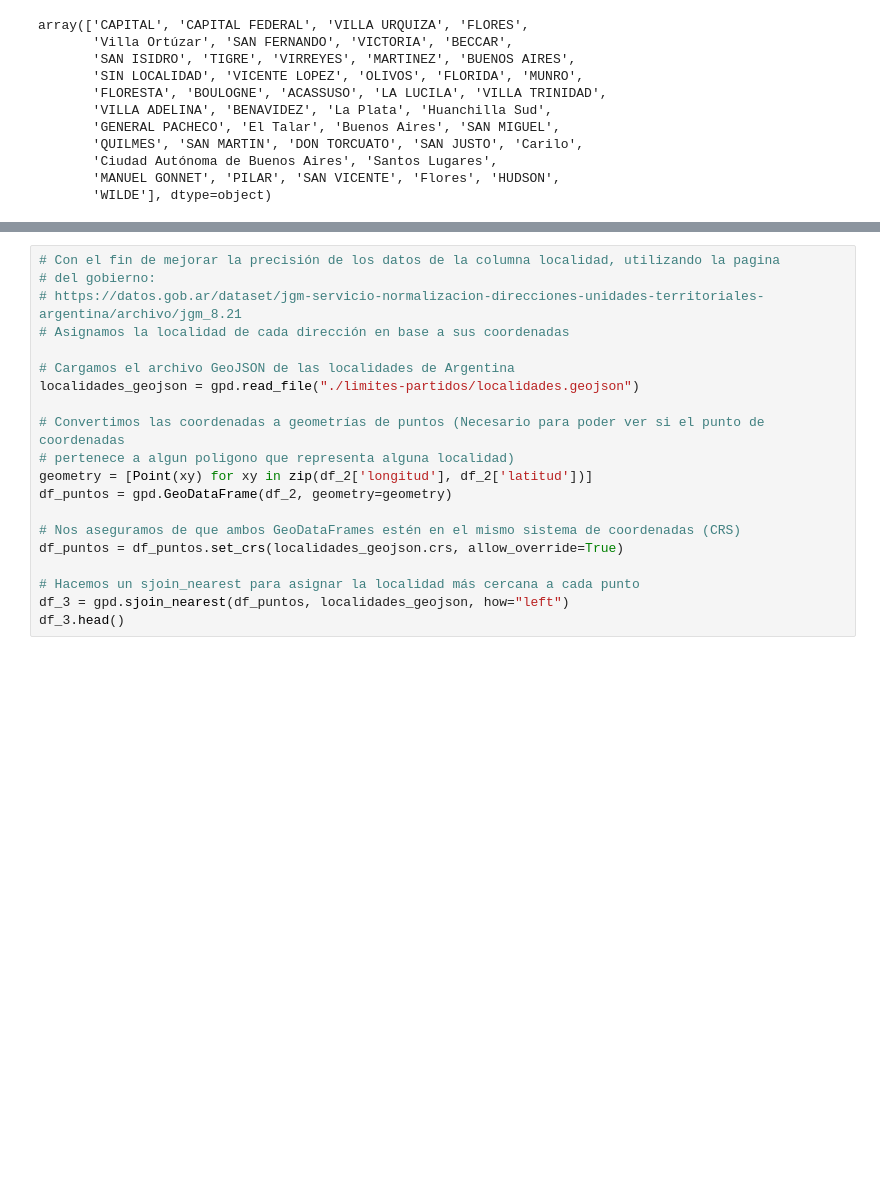
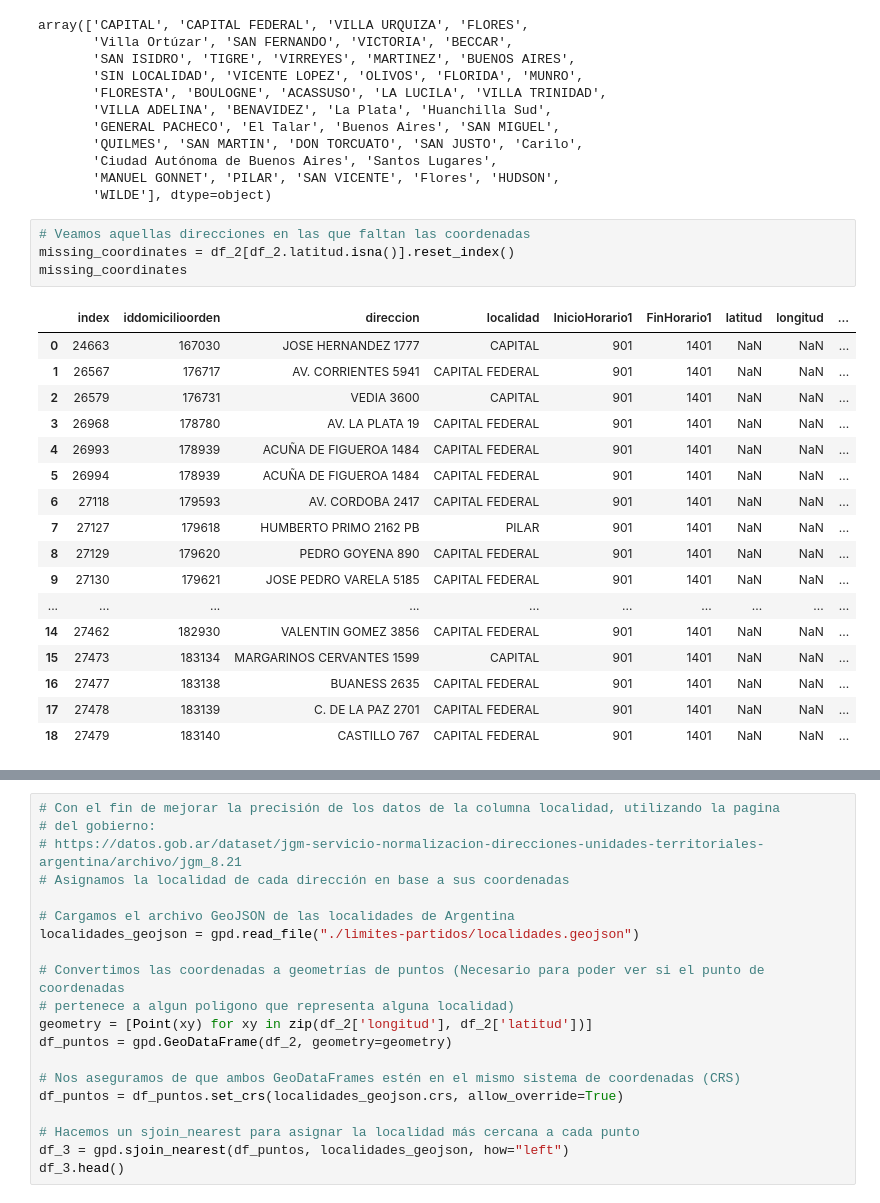
Before and after one commit to Maximo-Verdondoni/DesafioiFlow, a Jupyter notebook: Limpieza.ipynb, the cells around one changed output, grey strips where cells are left out. Cells and saved outputs as stored; diff of their text form; blank space fills up the shorter version.

Commit message:
Missing Coordinates found

```diff
--- a/Limpieza.ipynb
+++ b/Limpieza.ipynb
@@ -252,3 +252,25 @@ array(['CAPITAL', 'CAPITAL FEDERAL', 'VILLA URQUIZA', 'FLORES',
        'Ciudad Autónoma de Buenos Aires', 'Santos Lugares',
        'MANUEL GONNET', 'PILAR', 'SAN VICENTE', 'Flores', 'HUDSON',
        'WILDE'], dtype=object)
+# %%
+# Veamos aquellas direcciones en las que faltan las coordenadas
+missing_coordinates = df_2[df_2.latitud.isna()].reset_index()
+missing_coordinates
+# %% [output]
+|  | index | iddomicilioorden | direccion | localidad | InicioHorario1 | FinHorario1 | latitud | longitud | ... |
+| 0 | 24663 | 167030 | JOSE HERNANDEZ 1777 | CAPITAL | 901 | 1401 | NaN | NaN | ... |
+| 1 | 26567 | 176717 | AV. CORRIENTES 5941 | CAPITAL FEDERAL | 901 | 1401 | NaN | NaN | ... |
+| 2 | 26579 | 176731 | VEDIA 3600 | CAPITAL | 901 | 1401 | NaN | NaN | ... |
+| 3 | 26968 | 178780 | AV. LA PLATA 19 | CAPITAL FEDERAL | 901 | 1401 | NaN | NaN | ... |
+| 4 | 26993 | 178939 | ACUÑA DE FIGUEROA 1484 | CAPITAL FEDERAL | 901 | 1401 | NaN | NaN | ... |
+| 5 | 26994 | 178939 | ACUÑA DE FIGUEROA 1484 | CAPITAL FEDERAL | 901 | 1401 | NaN | NaN | ... |
+| 6 | 27118 | 179593 | AV. CORDOBA 2417 | CAPITAL FEDERAL | 901 | 1401 | NaN | NaN | ... |
+| 7 | 27127 | 179618 | HUMBERTO PRIMO 2162 PB | PILAR | 901 | 1401 | NaN | NaN | ... |
+| 8 | 27129 | 179620 | PEDRO GOYENA 890 | CAPITAL FEDERAL | 901 | 1401 | NaN | NaN | ... |
+| 9 | 27130 | 179621 | JOSE PEDRO VARELA 5185 | CAPITAL FEDERAL | 901 | 1401 | NaN | NaN | ... |
+| ... | ... | ... | ... | ... | ... | ... | ... | ... | ... |
+| 14 | 27462 | 182930 | VALENTIN GOMEZ 3856 | CAPITAL FEDERAL | 901 | 1401 | NaN | NaN | ... |
+| 15 | 27473 | 183134 | MARGARINOS CERVANTES 1599 | CAPITAL | 901 | 1401 | NaN | NaN | ... |
+| 16 | 27477 | 183138 | BUANESS 2635 | CAPITAL FEDERAL | 901 | 1401 | NaN | NaN | ... |
+| 17 | 27478 | 183139 | C. DE LA PAZ 2701 | CAPITAL FEDERAL | 901 | 1401 | NaN | NaN | ... |
+| 18 | 27479 | 183140 | CASTILLO 767 | CAPITAL FEDERAL | 901 | 1401 | NaN | NaN | ... |
```
Also changed, not shown: parts of 6 cells of this notebook.
